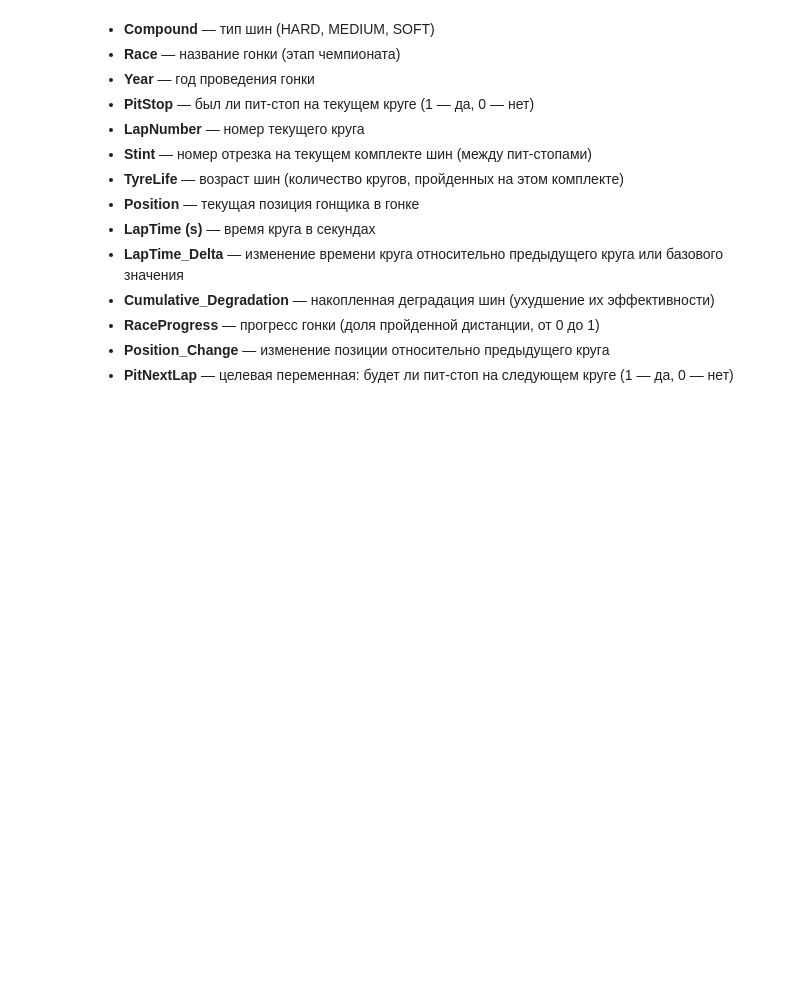
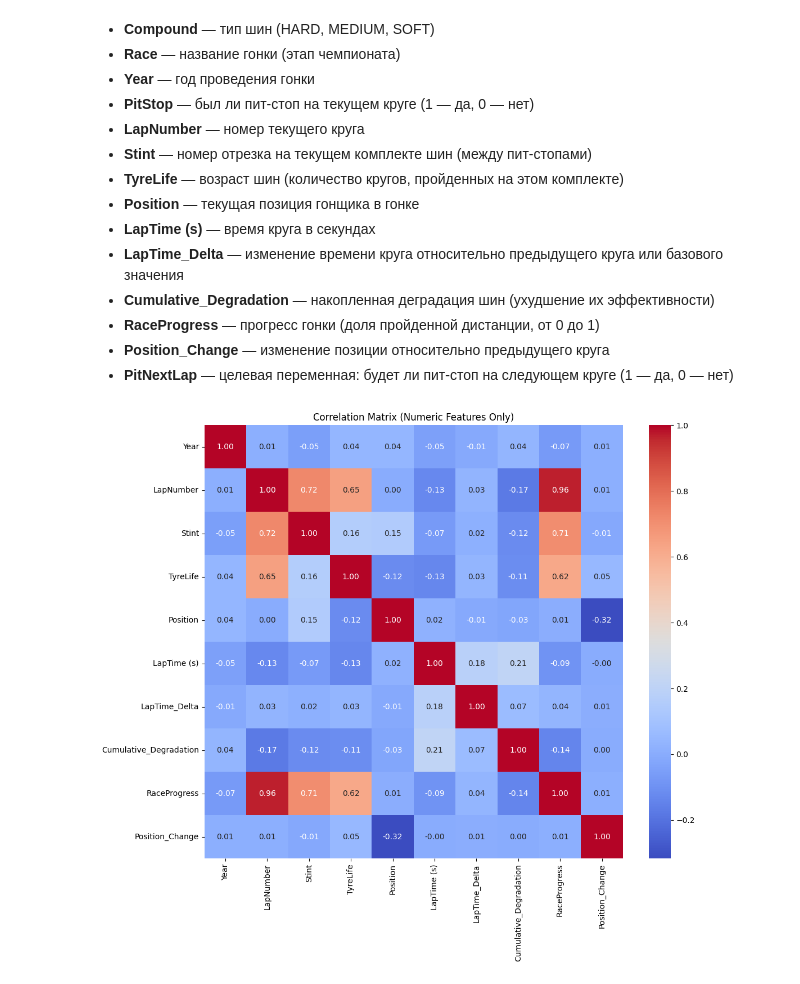
Before and after one commit to argeo05/kaggle-competitions, a Jupyter notebook: src/Predicting F1 Pit Stops/Predicting F1 Pit Stops.ipynb, the cells around one changed output. Saved outputs shown, nothing was run; the diff lists cells and outputs as text; code cells hidden in the pictures; blank space fills up the shorter version.

```diff
--- a/src/Predicting F1 Pit Stops/Predicting F1 Pit Stops.ipynb
+++ b/src/Predicting F1 Pit Stops/Predicting F1 Pit Stops.ipynb
@@ -65,3 +74,13 @@ train.describe()
 * **RaceProgress** — прогресс гонки (доля пройденной дистанции, от 0 до 1)
 * **Position_Change** — изменение позиции относительно предыдущего круга
 * **PitNextLap** — целевая переменная: будет ли пит-стоп на следующем круге (1 — да, 0 — нет)
+# %%
+categorical_features = ['Driver', 'Compound', 'Race']
+numerical_features = ['Year', 'LapNumber', 'Stint', 'TyreLife', 'Position', 'LapTime (s)', 'LapTime_Delta', 'Cumulative_Degradation', 'RaceProgress', 'Position_Change']
+x_merged = pd.concat([train[numerical_features], test[numerical_features]], axis=0)
+plt.figure(figsize=(12, 10))
+sns.heatmap(x_merged.corr(), annot=True, cmap='coolwarm', fmt='.2f')
+plt.title('Correlation Matrix (Numeric Features Only)')
+plt.show()
+# %% [output]
+[figure, added]
```
Also changed, not shown: parts of 12 cells of this notebook.
